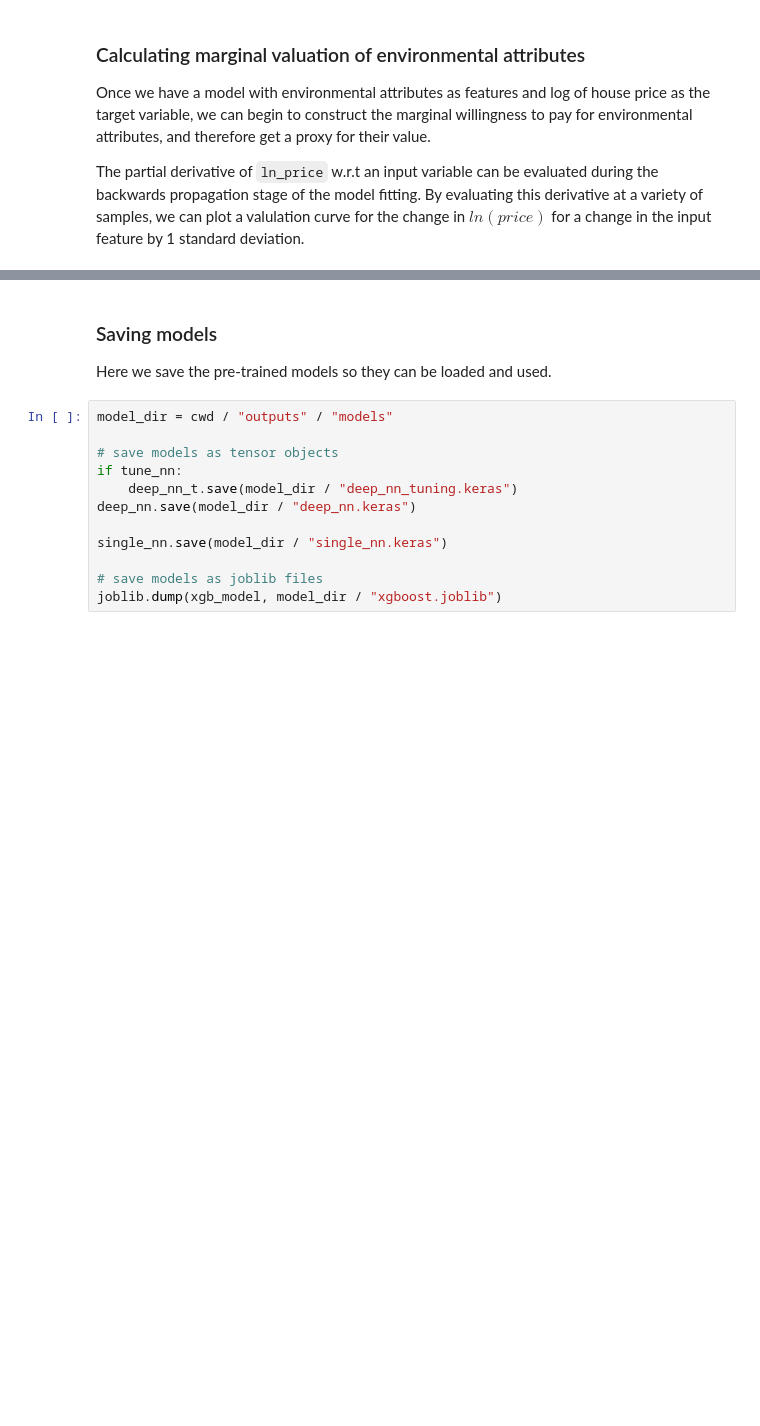
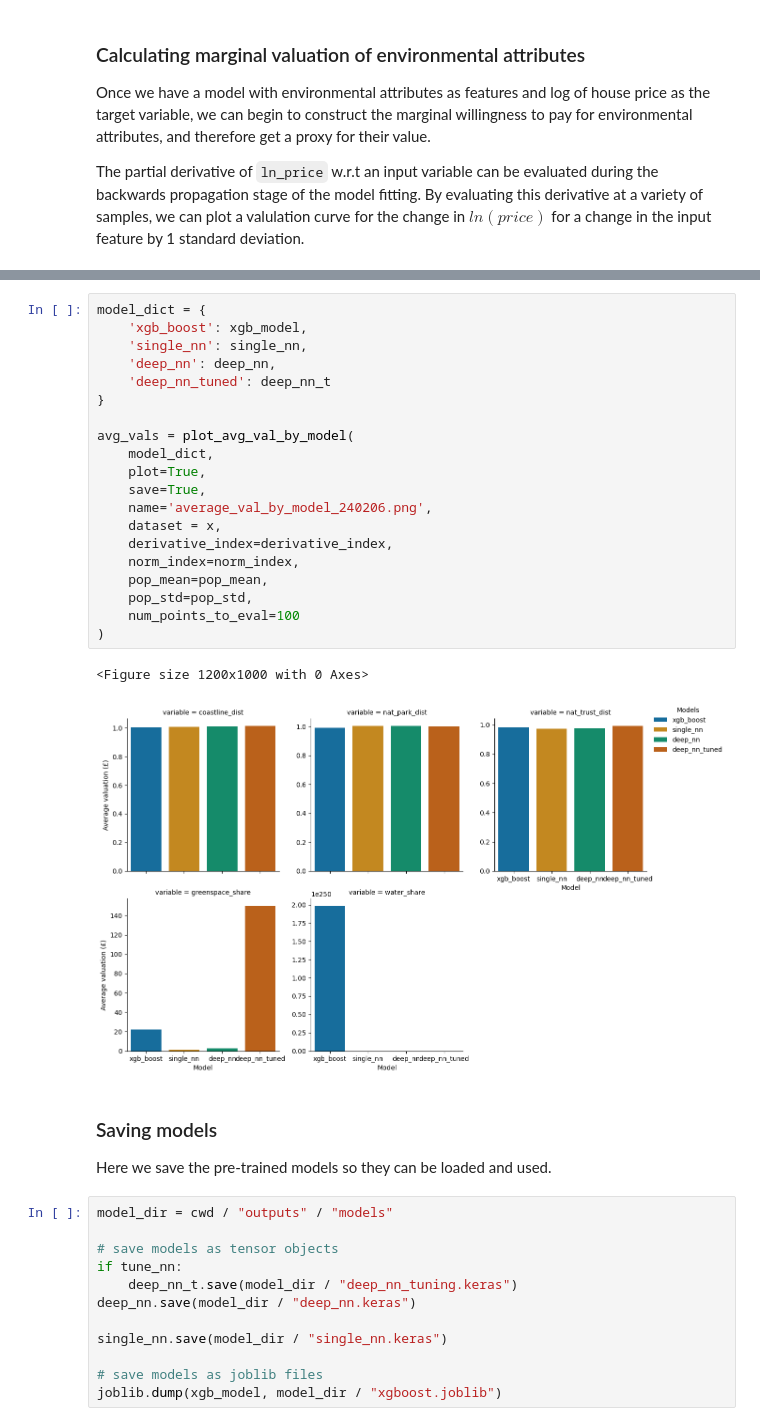
Before and after one commit to fgallagher27/GreenValueNet, a Jupyter notebook: GreenValueNet.ipynb, the cells around one changed output, grey strips where cells are left out. Drawn from its saved outputs; the diff is of its cells as text; blank space fills up the shorter version.

```diff
--- a/GreenValueNet.ipynb
+++ b/GreenValueNet.ipynb
@@ -395,3 +424,26 @@ dtype: float32
+# %%
+model_dict = {
+    'xgb_boost': xgb_model,
+    'single_nn': single_nn,
+    'deep_nn': deep_nn,
+    'deep_nn_tuned': deep_nn_t
+}
+
+avg_vals = plot_avg_val_by_model(
+    model_dict,
+    plot=True,
+    save=True,
+    name='average_val_by_model_240206.png',
+    dataset = x,
+    derivative_index=derivative_index,
+    norm_index=norm_index,
+    pop_mean=pop_mean,
+    pop_std=pop_std,
+    num_points_to_eval=100
+)
+# %% [output]
+<Figure size 1200x1000 with 0 Axes>
+[figure, added]
 # %% [markdown]
 ### Saving models
 
```
Also changed, not shown: parts of 5 cells of this notebook.
